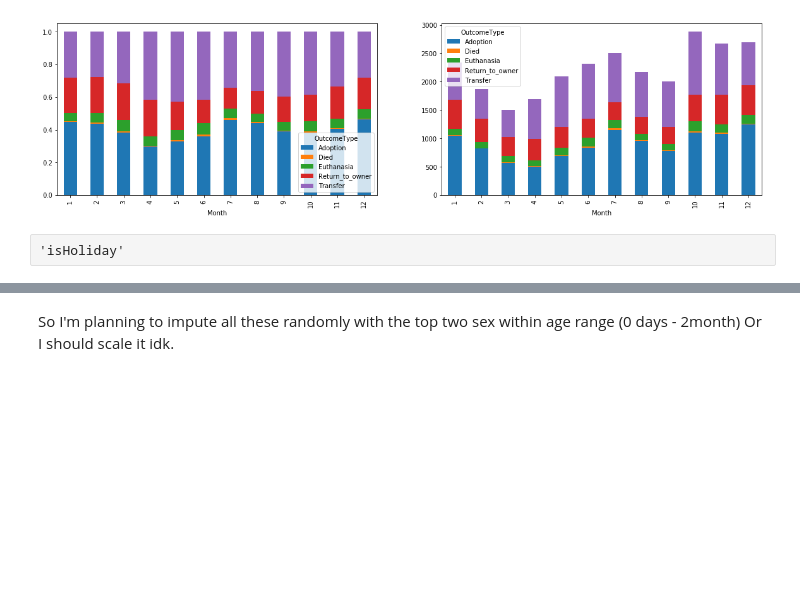
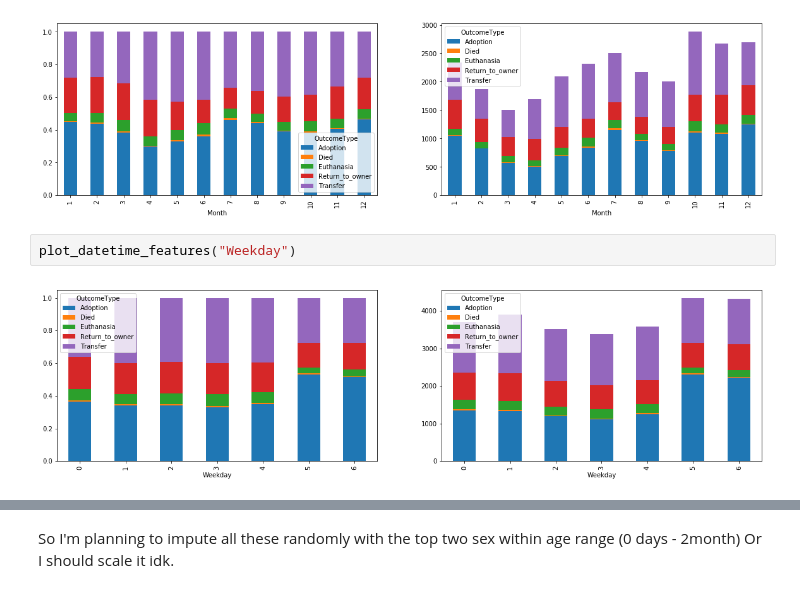
Before and after one commit to mspinelli/animal_shelter, a Jupyter notebook: DataExplore.ipynb, the cells around one changed output, grey strips where cells are left out. Saved outputs shown, nothing was run; the diff lists cells and outputs as text; blank space fills up the shorter version.

```diff
--- a/DataExplore.ipynb
+++ b/DataExplore.ipynb
@@ -109,5 +114,7 @@ Year does not seem to be an important feature as percentage-wise it does not aff
 plot_datetime_features("Month")
 # %% [output]
 [figure]
-# %% [raw]
-'isHoliday'
+# %%
+plot_datetime_features("Weekday")
+# %% [output]
+[figure, added]
```
Also changed, not shown: parts of 49 cells of this notebook, 1 other file.
